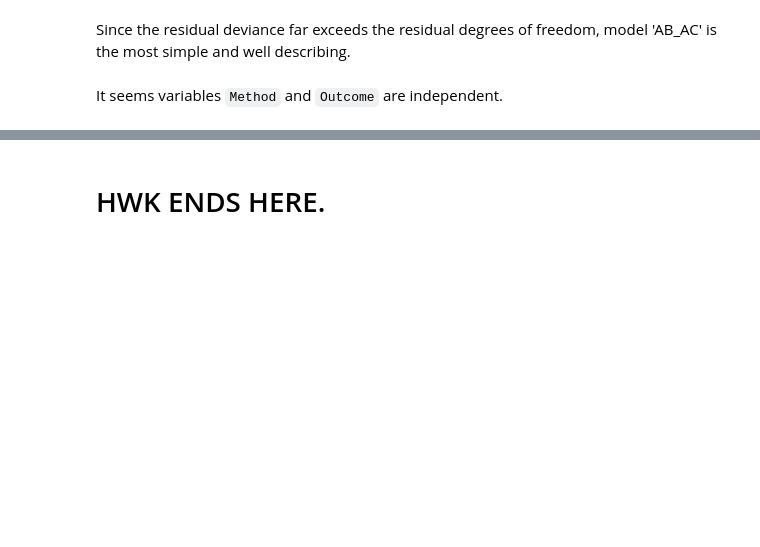
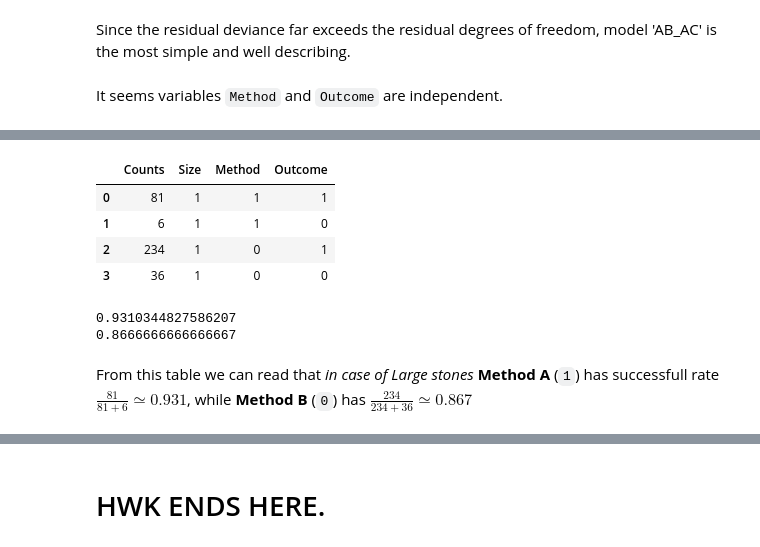
Before and after one commit to aleksejalex/special-octo-engine, a Jupyter notebook: ZLMA_DU_Gaj_ex11.ipynb, the cells around one changed output, grey strips where cells are left out. Drawn from its saved outputs; the diff is of its cells as text; code cells hidden in the pictures; blank space fills up the shorter version.

```diff
--- a/ZLMA_DU_Gaj_ex11.ipynb
+++ b/ZLMA_DU_Gaj_ex11.ipynb
@@ -379,3 +421,22 @@ Which Method is more successfull, A or B? Which method is more successfull for L
+# %%
+# which method is better for large stones?
+data_large_stones = imported_data[imported_data['Size']==1]
+data_large_stones
+# %% [output]
+|  | Counts | Size | Method | Outcome |
+| 0 | 81 | 1 | 1 | 1 |
+| 1 | 6 | 1 | 1 | 0 |
+| 2 | 234 | 1 | 0 | 1 |
+| 3 | 36 | 1 | 0 | 0 |
+# %%
+print(81/(81+6))
+print(234/(234+36))
+# %% [output]
+0.9310344827586207
+0.8666666666666667
+# %% [markdown]
+From this table we can read that *in case of Large stones* **Method A** (`1`) has successfull rate $ \frac{81}{81+6} ≃ 0.931 $, while **Method B** (`0`) has
+$ \frac{234}{234+36} ≃ 0.867 $
 # %%
 table = pd.crosstab(imported_data['Size'], imported_data['Outcome'])
 table
```
Also changed, not shown: parts of 33 cells of this notebook.
